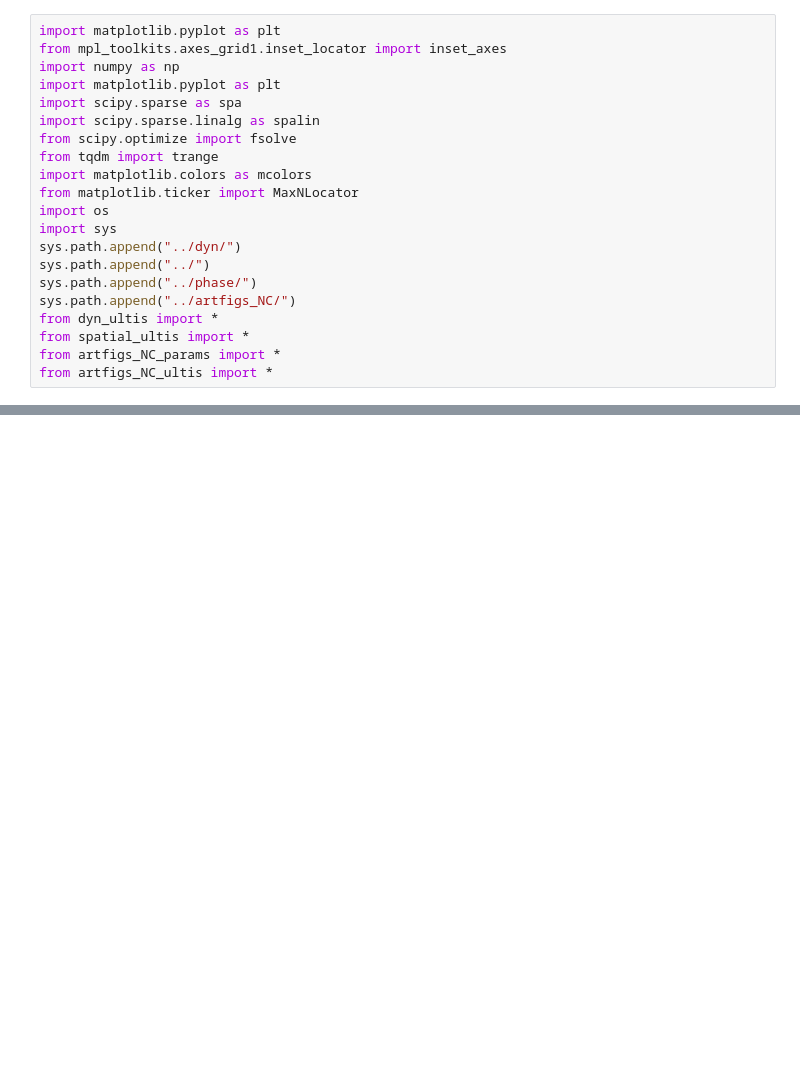
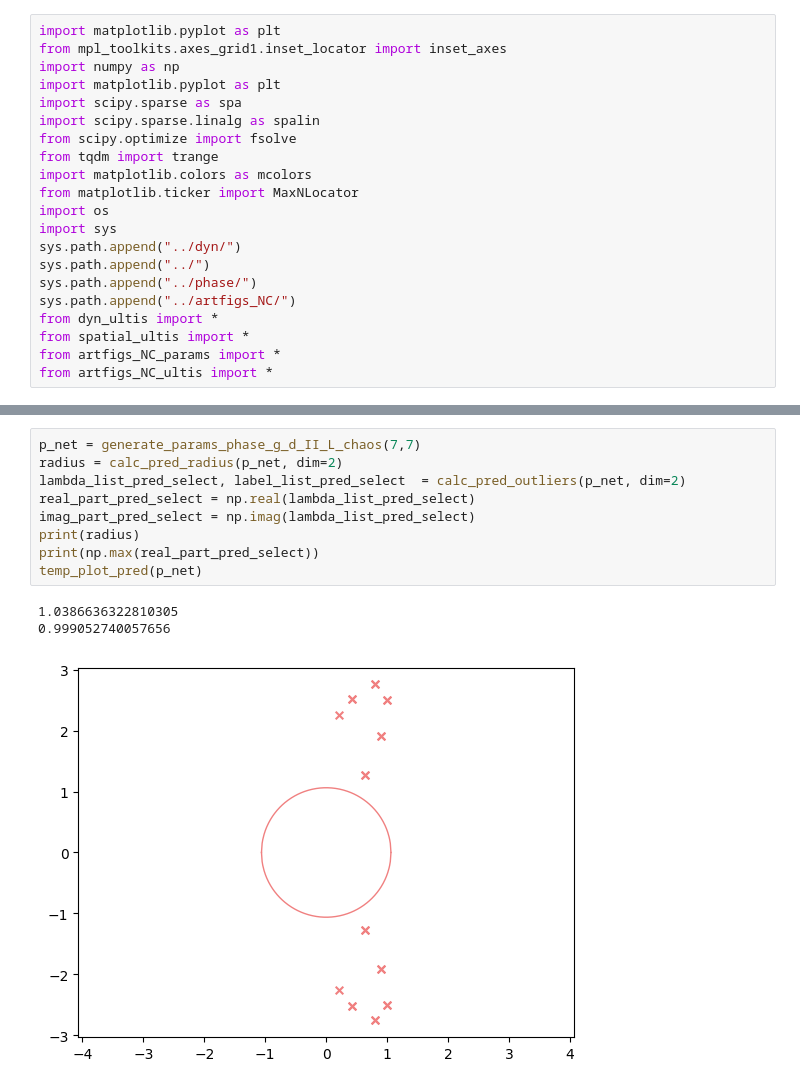
Before and after one commit to huang-yh20/spatial-linear-project, a Jupyter notebook: code/artfigs_NC/debug thres.ipynb, the cells around one changed output, grey strips where cells are left out. Cells and saved outputs as stored; diff of their text form; blank space fills up the shorter version.

```diff
--- a/code/artfigs_NC/debug thres.ipynb
+++ b/code/artfigs_NC/debug thres.ipynb
@@ -59,0 +45,13 @@ print(radius)
+# %%
+p_net = generate_params_phase_g_d_II_L_chaos(7,7)
+radius = calc_pred_radius(p_net, dim=2)
+lambda_list_pred_select, label_list_pred_select  = calc_pred_outliers(p_net, dim=2)
+real_part_pred_select = np.real(lambda_list_pred_select)
+imag_part_pred_select = np.imag(lambda_list_pred_select)
+print(radius)
+print(np.max(real_part_pred_select))
+temp_plot_pred(p_net)
+# %% [output]
+1.0386636322810305
+0.999052740057656
+[figure, added]
```
Also changed, not shown: parts of 7 cells of this notebook, 4 other files.
